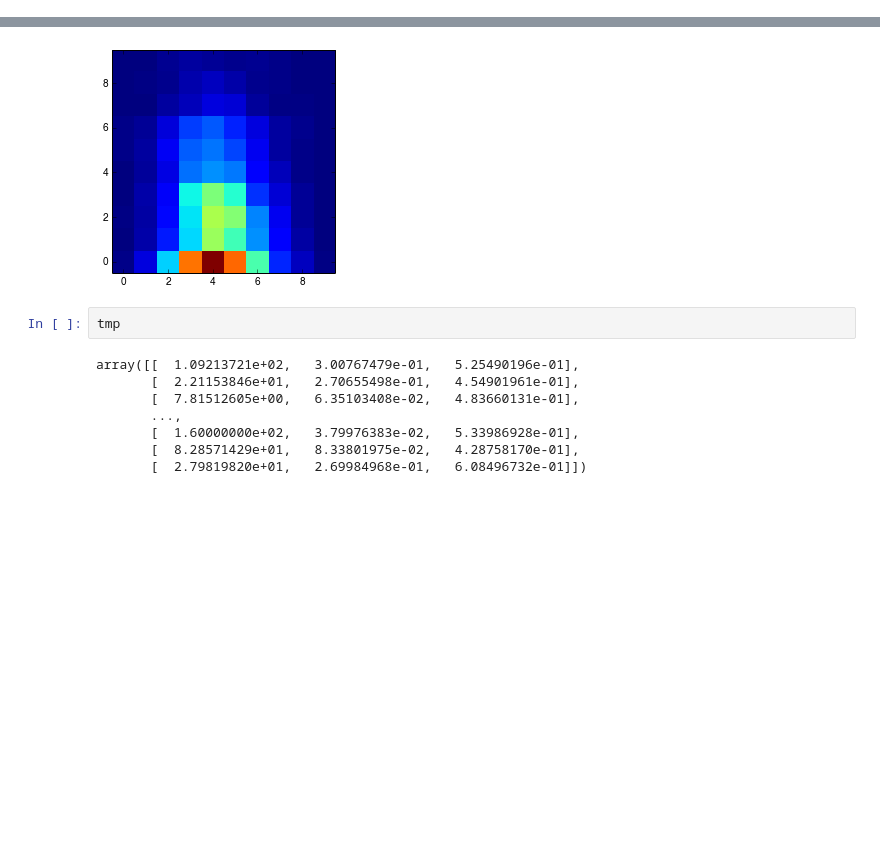
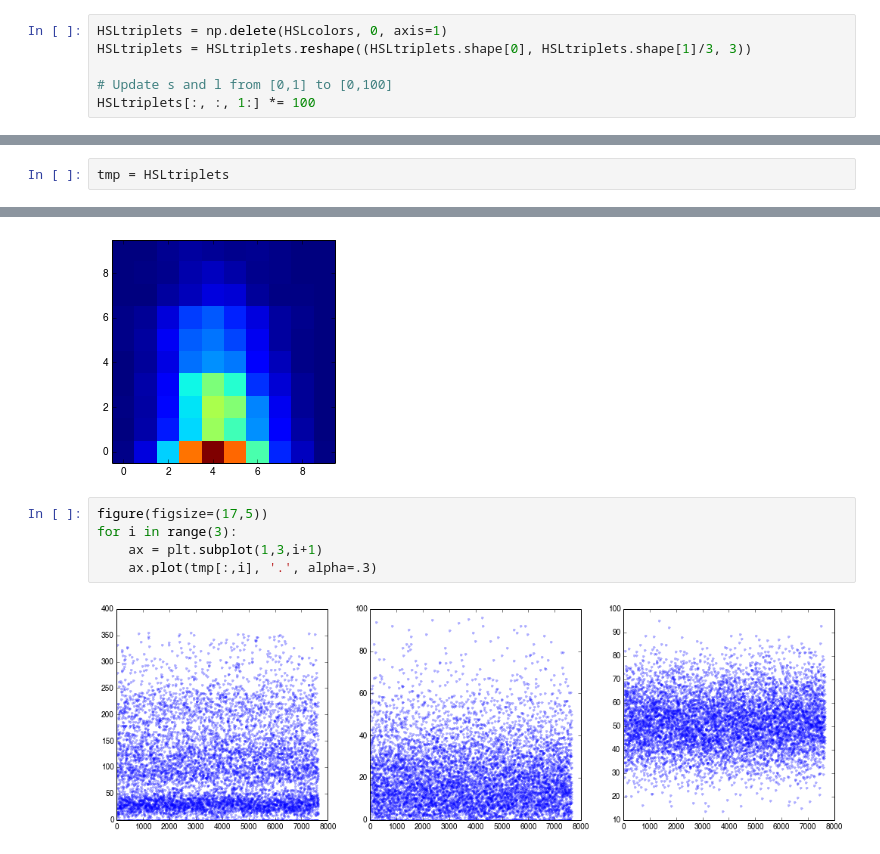
Before and after one commit to nanumyan/iCH-predictor, a Jupyter notebook: data_analysis/clustering.ipynb, the cells around one changed output, grey strips where cells are left out. Drawn from its saved outputs; the diff is of its cells as text; blank space fills up the shorter version.

```diff
--- a/data_analysis/clustering.ipynb
+++ b/data_analysis/clustering.ipynb
@@ -157,0 +171,6 @@ HSLcolors = np.loadtxt('out/HSLcolors.txt')
+# %%
+HSLtriplets = np.delete(HSLcolors, 0, axis=1)
+HSLtriplets = HSLtriplets.reshape((HSLtriplets.shape[0], HSLtriplets.shape[1]/3, 3))
+
+# Update s and l from [0,1] to [0,100]
+HSLtriplets[:, :, 1:] *= 100
@@ -288,3 +315,5 @@ tmp = HSLtriplet.reshape((HSLtriplet.shape[0], HSLtriplet.shape[1]/3, 3))
+# %%
+tmp = HSLtriplets
 # %%
 tmp = tmp.mean(1)
 # %%
@@ -293,13 +322,10 @@ imshow(H, interpolation='nearest', origin='low')
 # %% [output]
 <matplotlib.image.AxesImage at 0x...>
 [figure]
-# %%
-tmp
-# %% [output]
-array([[  1.09213721e+02,   3.00767479e-01,   5.25490196e-01],
-       [  2.21153846e+01,   2.70655498e-01,   4.54901961e-01],
-       [  7.81512605e+00,   6.35103408e-02,   4.83660131e-01],
-       ...,
-       [  1.60000000e+02,   3.79976383e-02,   5.33986928e-01],
-       [  8.28571429e+01,   8.33801975e-02,   4.28758170e-01],
-       [  2.79819820e+01,   2.69984968e-01,   6.08496732e-01]])
+# %%
+figure(figsize=(17,5))
+for i in range(3):
+    ax = plt.subplot(1,3,i+1)
+    ax.plot(tmp[:,i], '.', alpha=.3)
+# %% [output]
+[figure, added]
```
Also changed, not shown: parts of 9 cells of this notebook, 4 other files.
